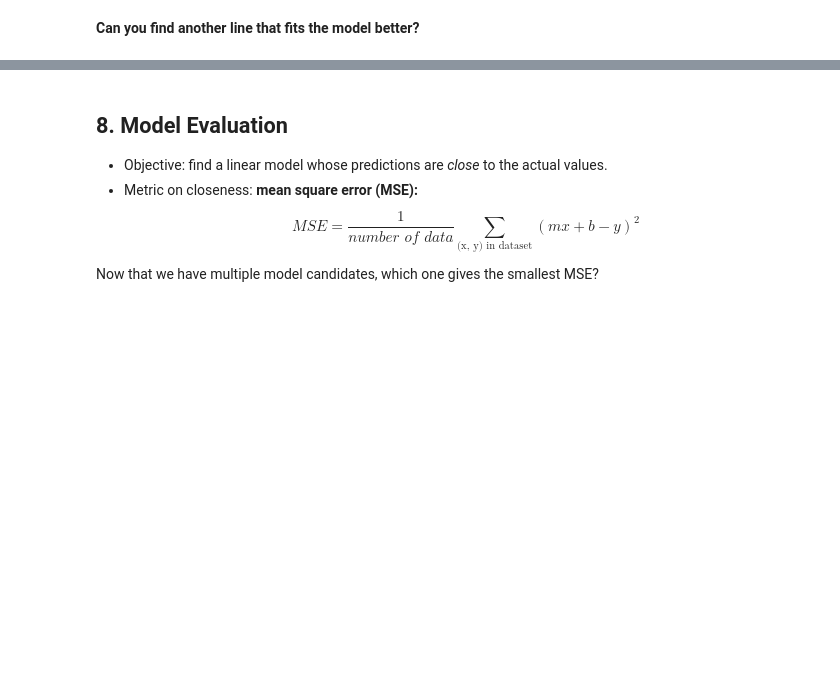
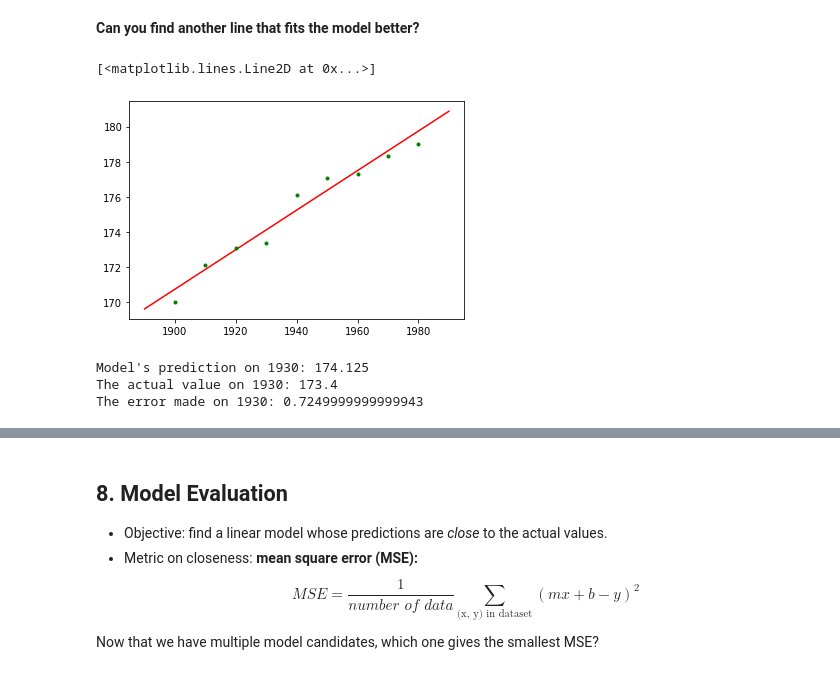
Before and after one commit to ch00226855/CMP414765Spring2022, a Jupyter notebook: Week02_FirstExample.ipynb, the cells around one changed output, grey strips where cells are left out. Cells and saved outputs as stored; diff of their text form; code cells hidden in the pictures; blank space fills up the shorter version.

```diff
--- a/Week02_FirstExample.ipynb
+++ b/Week02_FirstExample.ipynb
@@ -164,2 +279,26 @@ Since we haven't studied any modeling method yet, let's use our intuition to fin
 # %% [markdown]
 **Can you find another line that fits the model better?**
+# %%
+m2 = 0.1125
+b2 = -43
+# Plot the model line.
+x_coordinates = [1890, 1990]
+y_coordinates = []
+for year in x_coordinates:
+    y_coordinates.append(m2 * year + b2)
+
+plt.plot(x_coordinates, y_coordinates, "r-")
+plt.plot(years, heights, 'g.')
+# %% [output]
+[<matplotlib.lines.Line2D at 0x...>]
+[figure, added]
+# %%
+# What are the model's prediction for 1900, 1920, ..., 1980?
+pred_1930 = m2 * 1930 + b2
+print("Model's prediction on 1930:", pred_1930)
+print("The actual value on 1930:", data.loc[1930, "Height(cm)"])
+print("The error made on 1930:", pred_1930 - data.loc[1930, "Height(cm)"])
+# %% [output]
+Model's prediction on 1930: 174.125
+The actual value on 1930: 173.4
+The error made on 1930: 0.7249999999999943
```
Also changed, not shown: parts of 16 cells of this notebook.
